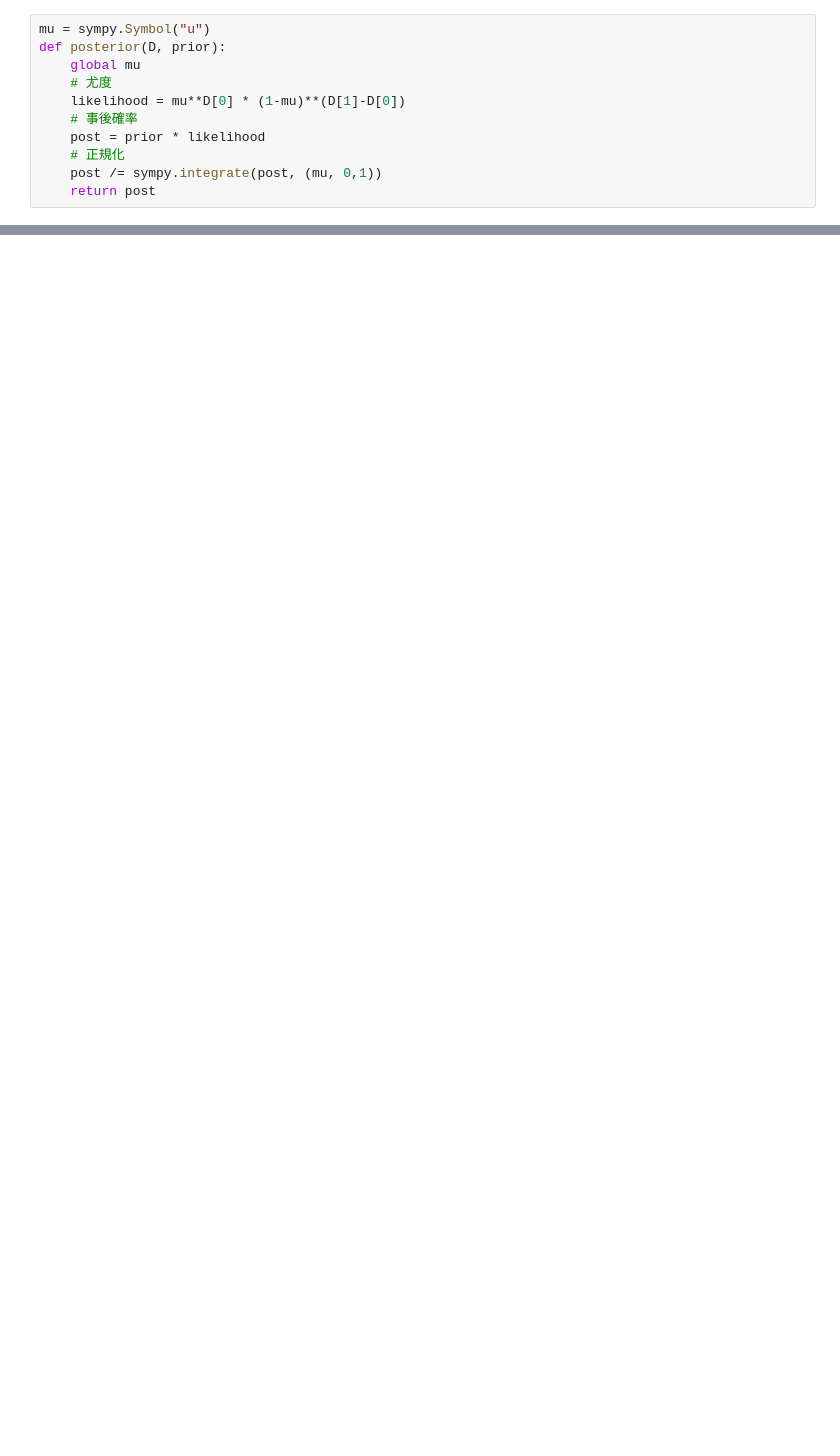
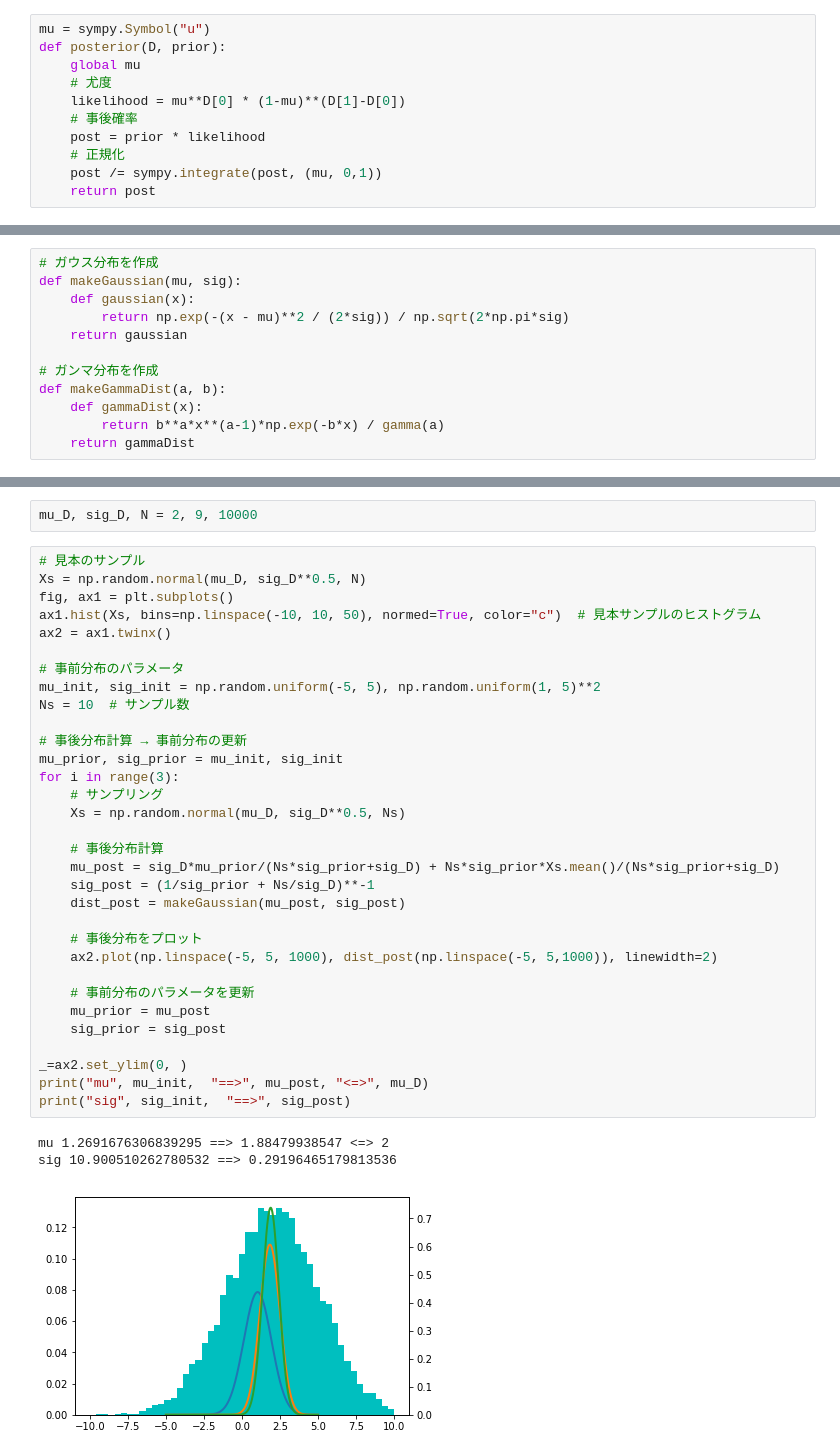
Before and after one commit to naktd31/jupyter-notebook, a Jupyter notebook: Bayesian_Inference.ipynb, the cells around one changed output, grey strips where cells are left out. Cells and saved outputs as stored; diff of their text form; blank space fills up the shorter version.

Commit message:
add gaussian estimate

```diff
--- a/Bayesian_Inference.ipynb
+++ b/Bayesian_Inference.ipynb
@@ -47,0 +57,12 @@ for i in range(n):
+# %%
+# ガウス分布を作成
+def makeGaussian(mu, sig):
+    def gaussian(x):
+        return np.exp(-(x - mu)**2 / (2*sig)) / np.sqrt(2*np.pi*sig)
+    return gaussian
+
+# ガンマ分布を作成
+def makeGammaDist(a, b):
+    def gammaDist(x):
+        return b**a*x**(a-1)*np.exp(-b*x) / gamma(a)
+    return gammaDist
@@ -47,0 +71,38 @@ for i in range(n):
+# %%
+mu_D, sig_D, N = 2, 9, 10000
+# %%
+# 見本のサンプル
+Xs = np.random.normal(mu_D, sig_D**0.5, N)
+fig, ax1 = plt.subplots()
+ax1.hist(Xs, bins=np.linspace(-10, 10, 50), normed=True, color="c")  # 見本サンプルのヒストグラム
+ax2 = ax1.twinx()
+
+# 事前分布のパラメータ
+mu_init, sig_init = np.random.uniform(-5, 5), np.random.uniform(1, 5)**2
+Ns = 10  # サンプル数
+
+# 事後分布計算 → 事前分布の更新
+mu_prior, sig_prior = mu_init, sig_init
+for i in range(3):
+    # サンプリング
+    Xs = np.random.normal(mu_D, sig_D**0.5, Ns)
+
+    # 事後分布計算
+    mu_post = sig_D*mu_prior/(Ns*sig_prior+sig_D) + Ns*sig_prior*Xs.mean()/(Ns*sig_prior+sig_D)
+    sig_post = (1/sig_prior + Ns/sig_D)**-1
+    dist_post = makeGaussian(mu_post, sig_post)
+
+    # 事後分布をプロット
+    ax2.plot(np.linspace(-5, 5, 1000), dist_post(np.linspace(-5, 5,1000)), linewidth=2)
+
+    # 事前分布のパラメータを更新
+    mu_prior = mu_post
+    sig_prior = sig_post
+
+_=ax2.set_ylim(0, )
+print("mu", mu_init,  "==>", mu_post, "<=>", mu_D)
+print("sig", sig_init,  "==>", sig_post)
+# %% [output]
+mu 1.2691676306839295 ==> 1.88479938547 <=> 2
+sig 10.900510262780532 ==> 0.29196465179813536
+[figure, added]
```
Also changed, not shown: parts of 12 cells of this notebook.
